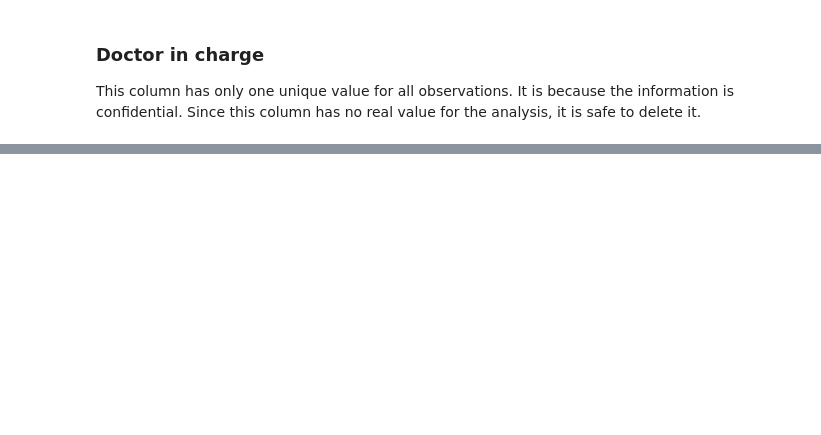
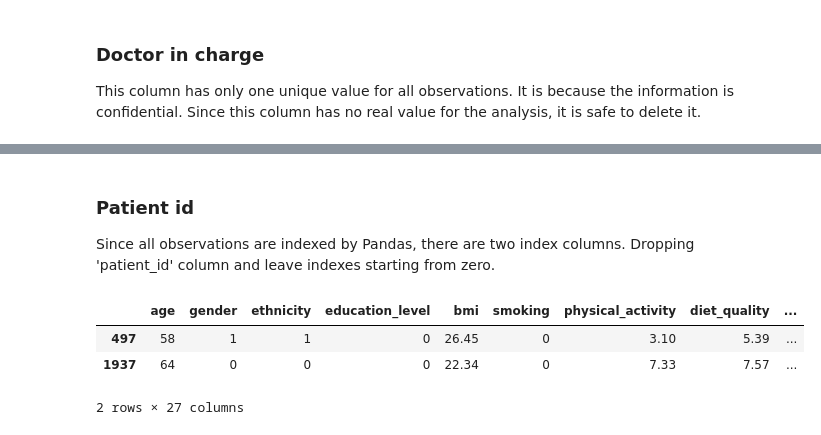
Before and after one commit to finarfin11/asthma-diagnosis, a Jupyter notebook: notebooks/dataset_cleaning.ipynb, the cells around one changed output, grey strips where cells are left out. Drawn from its saved outputs; the diff is of its cells as text; code cells hidden in the pictures; blank space fills up the shorter version.

```diff
--- a/notebooks/dataset_cleaning.ipynb
+++ b/notebooks/dataset_cleaning.ipynb
@@ -69 +69,14 @@ asthma_data.sample(5)
 5 rows × 28 columns
+# %% [markdown]
+### Patient id
+
+Since all observations are indexed by Pandas, there are two index columns. Dropping 'patient_id' column and leave indexes starting from zero.
+# %%
+asthma_data.drop(columns = ['patient_id'], inplace = True)
+# %%
+asthma_data.sample(2)
+# %% [output]
+|  | age | gender | ethnicity | education_level | bmi | smoking | physical_activity | diet_quality | ... |
+| 497 | 58 | 1 | 1 | 0 | 26.45 | 0 | 3.10 | 5.39 | ... |
+| 1937 | 64 | 0 | 0 | 0 | 22.34 | 0 | 7.33 | 7.57 | ... |
+2 rows × 27 columns
```
Also changed, not shown: parts of 4 cells of this notebook, 5 other files.
